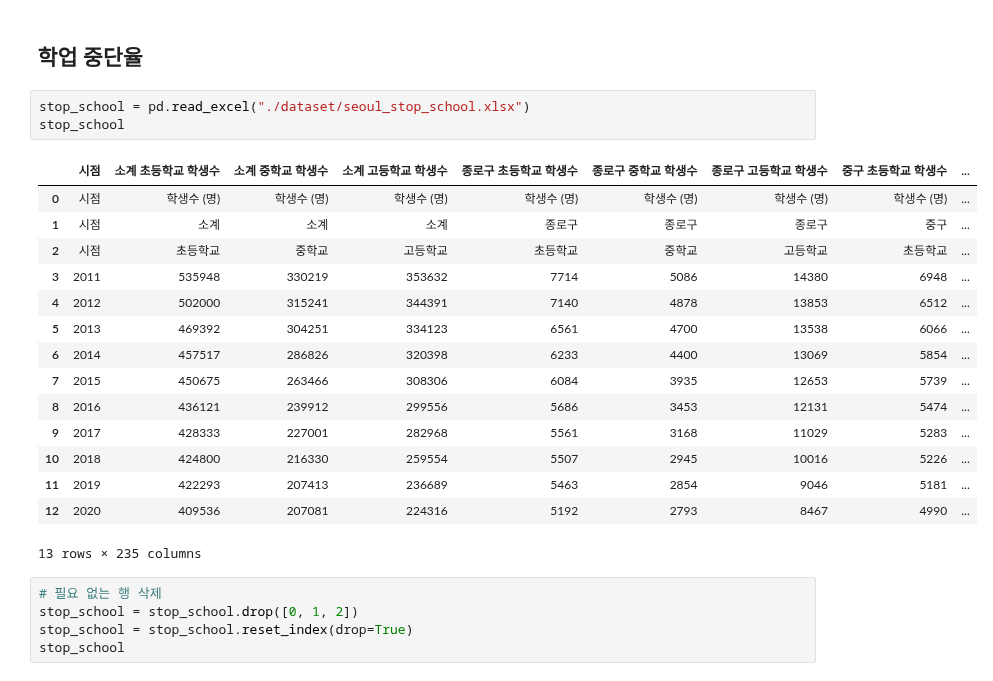
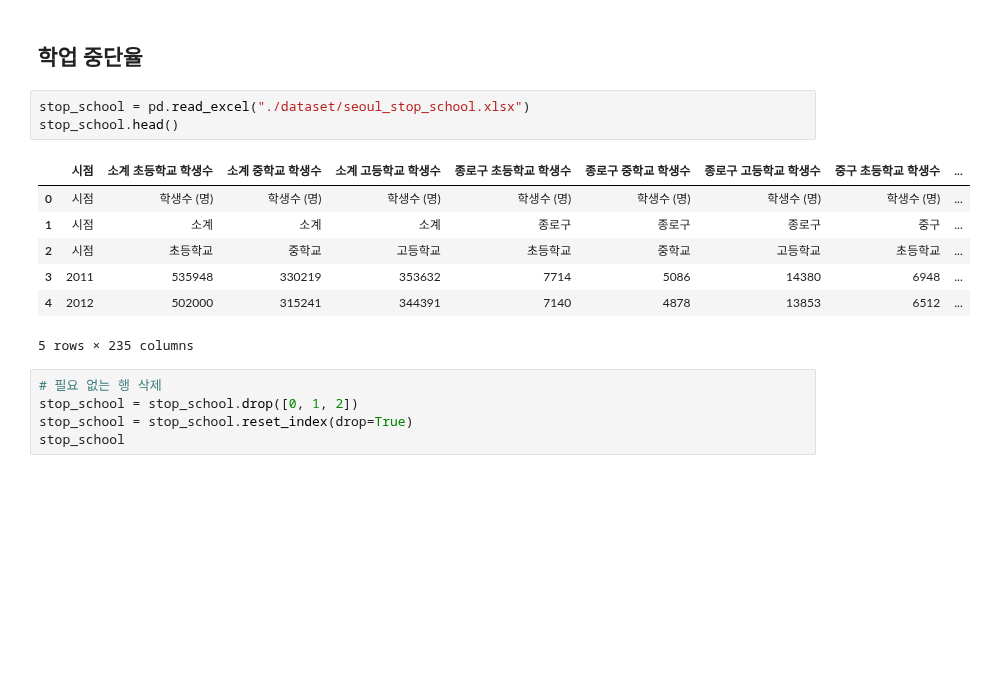
Before and after one commit to moonstar97/Structure, a Jupyter notebook: 가설2번_EDA.ipynb, the cells around one changed output. Drawn from its saved outputs; the diff is of its cells as text; blank space fills up the shorter version.

```diff
--- a/가설2번_EDA.ipynb
+++ b/가설2번_EDA.ipynb
@@ -237,23 +232,15 @@ corr_per_and_cost("일반고")
 ## 학업 중단율
 # %%
 stop_school = pd.read_excel("./dataset/seoul_stop_school.xlsx")
-stop_school
+stop_school.head()
 # %% [output]
 |  | 시점 | 소계 초등학교 학생수 | 소계 중학교 학생수 | 소계 고등학교 학생수 | 종로구 초등학교 학생수 | 종로구 중학교 학생수 | 종로구 고등학교 학생수 | 중구 초등학교 학생수 | ... |
 | 0 | 시점 | 학생수 (명) | 학생수 (명) | 학생수 (명) | 학생수 (명) | 학생수 (명) | 학생수 (명) | 학생수 (명) | ... |
 | 1 | 시점 | 소계 | 소계 | 소계 | 종로구 | 종로구 | 종로구 | 중구 | ... |
 | 2 | 시점 | 초등학교 | 중학교 | 고등학교 | 초등학교 | 중학교 | 고등학교 | 초등학교 | ... |
 | 3 | 2011 | 535948 | 330219 | 353632 | 7714 | 5086 | 14380 | 6948 | ... |
 | 4 | 2012 | 502000 | 315241 | 344391 | 7140 | 4878 | 13853 | 6512 | ... |
-| 5 | 2013 | 469392 | 304251 | 334123 | 6561 | 4700 | 13538 | 6066 | ... |
-| 6 | 2014 | 457517 | 286826 | 320398 | 6233 | 4400 | 13069 | 5854 | ... |
-| 7 | 2015 | 450675 | 263466 | 308306 | 6084 | 3935 | 12653 | 5739 | ... |
-| 8 | 2016 | 436121 | 239912 | 299556 | 5686 | 3453 | 12131 | 5474 | ... |
-| 9 | 2017 | 428333 | 227001 | 282968 | 5561 | 3168 | 11029 | 5283 | ... |
-| 10 | 2018 | 424800 | 216330 | 259554 | 5507 | 2945 | 10016 | 5226 | ... |
-| 11 | 2019 | 422293 | 207413 | 236689 | 5463 | 2854 | 9046 | 5181 | ... |
-| 12 | 2020 | 409536 | 207081 | 224316 | 5192 | 2793 | 8467 | 4990 | ... |
-13 rows × 235 columns
+5 rows × 235 columns
 # %%
 # 필요 없는 행 삭제
 stop_school = stop_school.drop([0, 1, 2])
```
Also changed, not shown: parts of 15 cells of this notebook, 8 other files.
